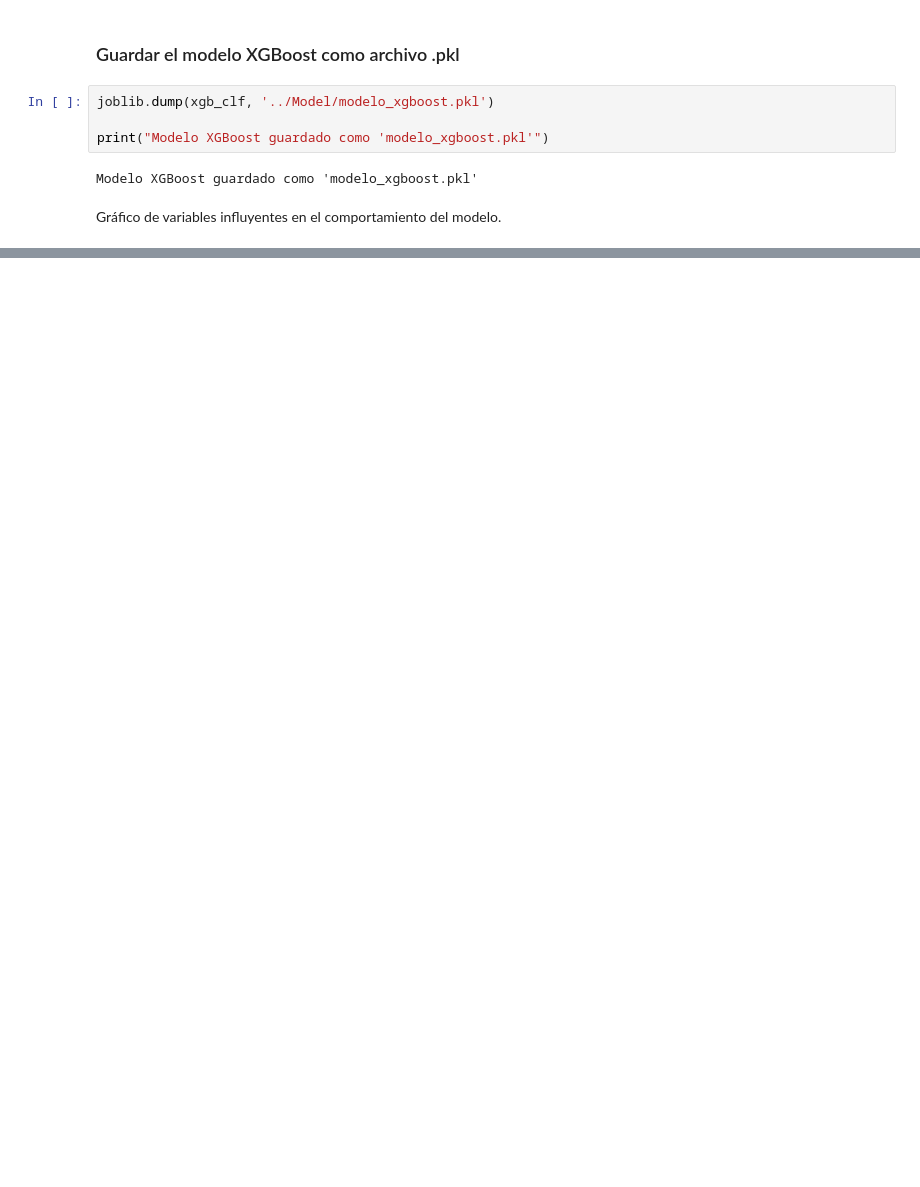
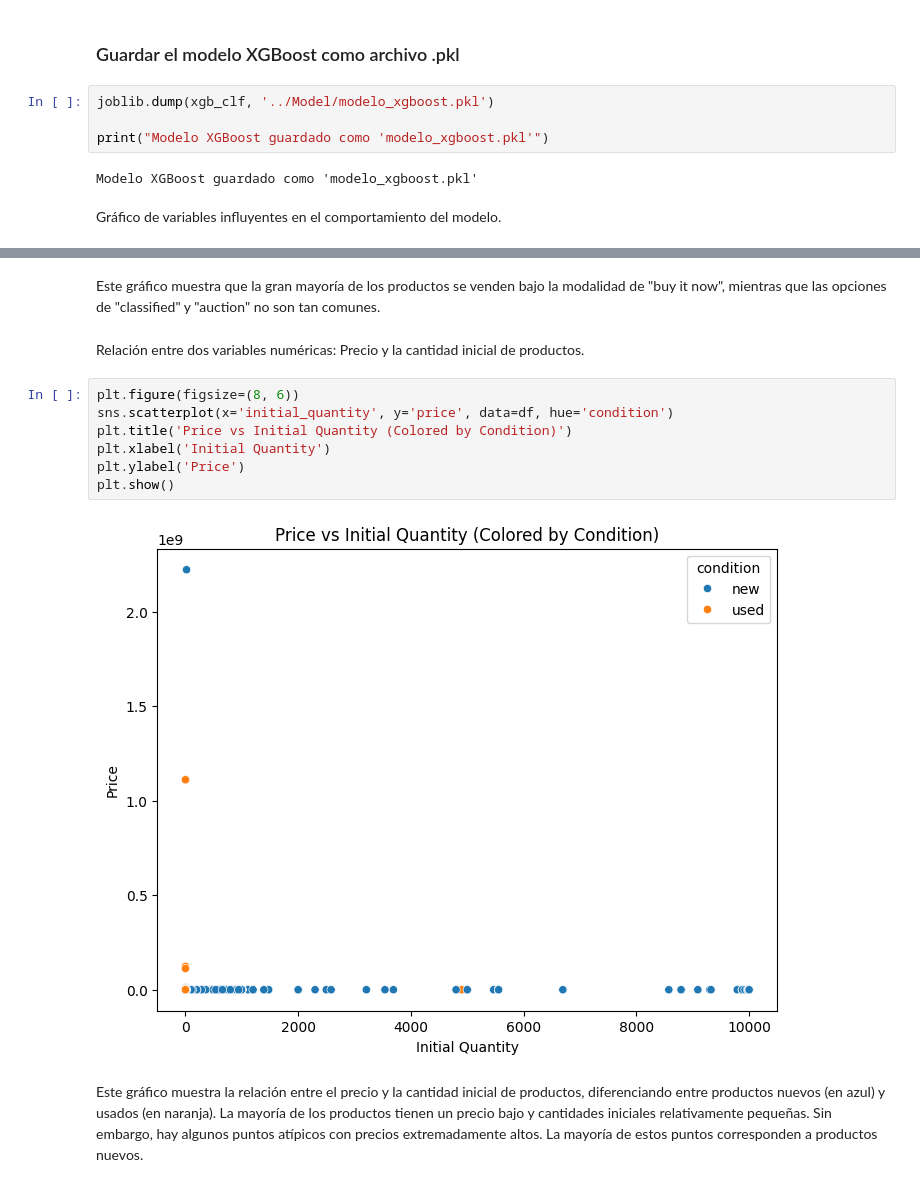
Before and after one commit to jalvergara/model_training, a Jupyter notebook: Notebooks/002_model_training.ipynb, the cells around one changed output, grey strips where cells are left out. Drawn from its saved outputs; the diff is of its cells as text; blank space fills up the shorter version.

```diff
--- a/Notebooks/002_model_training.ipynb
+++ b/Notebooks/002_model_training.ipynb
@@ -167,0 +231,15 @@ Gráfico de variables influyentes en el comportamiento del modelo.
+# %% [markdown]
+Este gráfico muestra que la gran mayoría de los productos se venden bajo la modalidad de "buy it now", mientras que las opciones de "classified" y "auction" no son tan comunes.
+# %% [markdown]
+ Relación entre dos variables numéricas: Precio y la cantidad inicial de productos.
+# %%
+plt.figure(figsize=(8, 6))
+sns.scatterplot(x='initial_quantity', y='price', data=df, hue='condition')
+plt.title('Price vs Initial Quantity (Colored by Condition)')
+plt.xlabel('Initial Quantity')
+plt.ylabel('Price')
+plt.show()
+# %% [output]
+[figure, added]
+# %% [markdown]
+Este gráfico muestra la relación entre el precio y la cantidad inicial de productos, diferenciando entre productos nuevos (en azul) y usados (en naranja). La mayoría de los productos tienen un precio bajo y cantidades iniciales relativamente pequeñas. Sin embargo, hay algunos puntos atípicos con precios extremadamente altos. La mayoría de estos puntos corresponden a productos nuevos.
```
Also changed, not shown: parts of 11 cells of this notebook.
